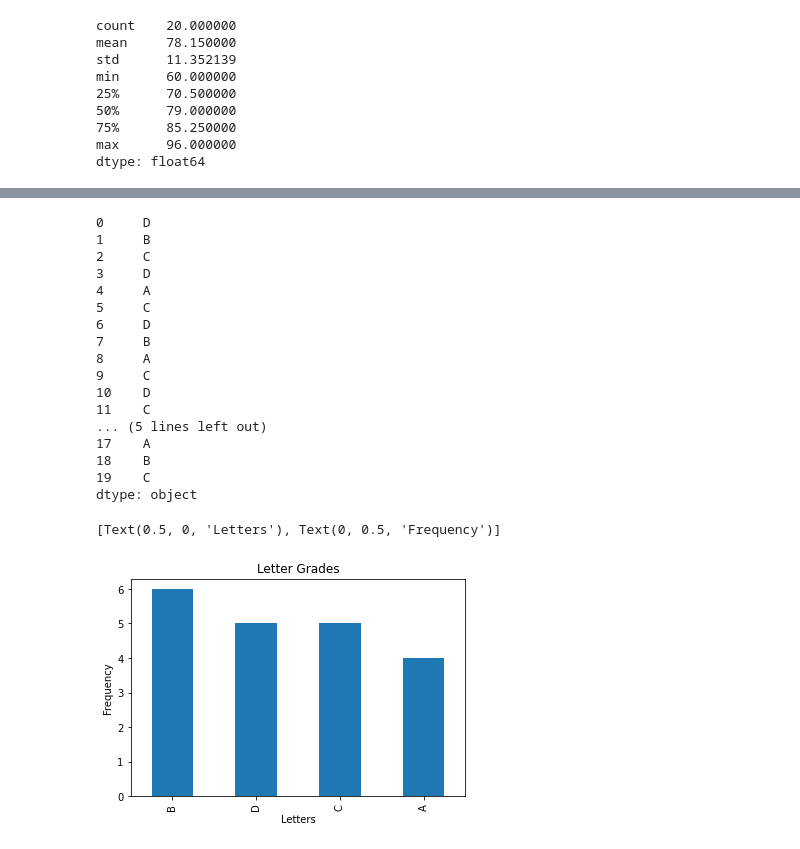
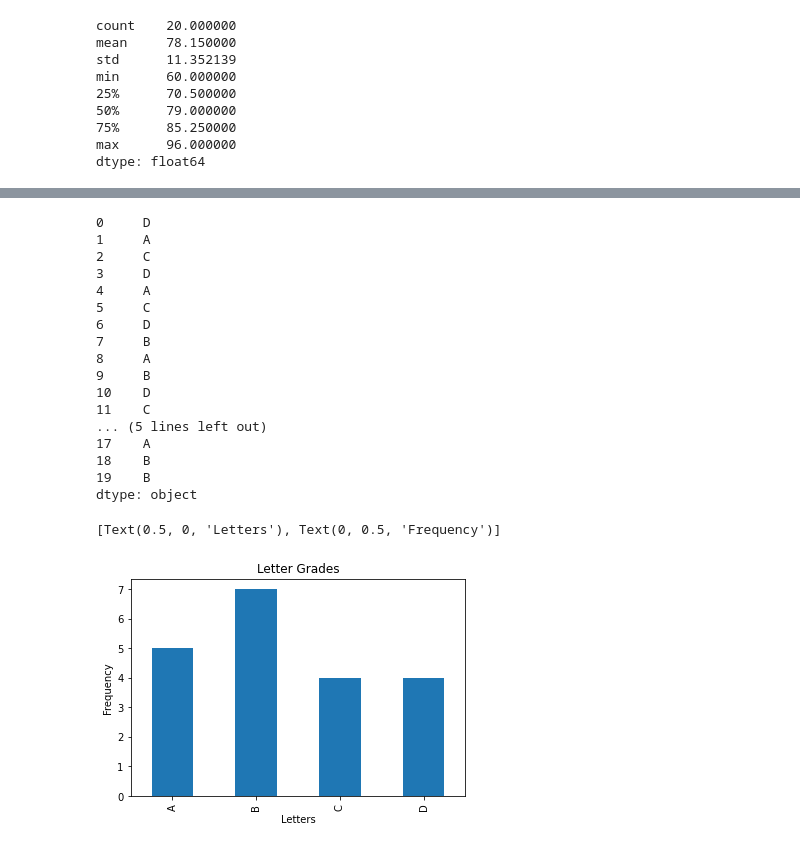
Before and after one commit to Larry-Holmes/numpy-pandas-visualization-exercises, a Jupyter notebook: pandas_series.ipynb, the cells around one changed output, grey strips where cells are left out. Saved outputs shown, nothing was run; the diff lists cells and outputs as text; code cells hidden in the pictures.

```diff
--- a/pandas_series.ipynb
+++ b/pandas_series.ipynb
@@ -521,11 +522,11 @@ def convert_gd(n):
         else:
             return 'F'
 
-letter_grades = exam_scores.apply(convert_gd)
+letter_grades = curved_grades.apply(convert_gd)
 letter_grades
 # %% [output]
 0     D
-1     B
+1     A
 2     C
 3     D
 4     A
@@ -533,16 +534,16 @@ letter_grades
 6     D
 7     B
 8     A
-9     C
+9     B
 10    D
 11    C
 ... (5 lines left out)
 17    A
 18    B
-19    C
+19    B
 dtype: object
 # %%
-letter_grades.value_counts().plot.bar(title='Letter Grades').set(xlabel='Letters', ylabel='Frequency')
+letter_grades.value_counts().sort_index().plot.bar(title='Letter Grades').set(xlabel='Letters', ylabel='Frequency')
 # %% [output]
 [Text(0.5, 0, 'Letters'), Text(0, 0.5, 'Frequency')]
-[figure, old version]
+[figure, new version]
```
Also changed, not shown: parts of 8 cells of this notebook, 1 other file.
